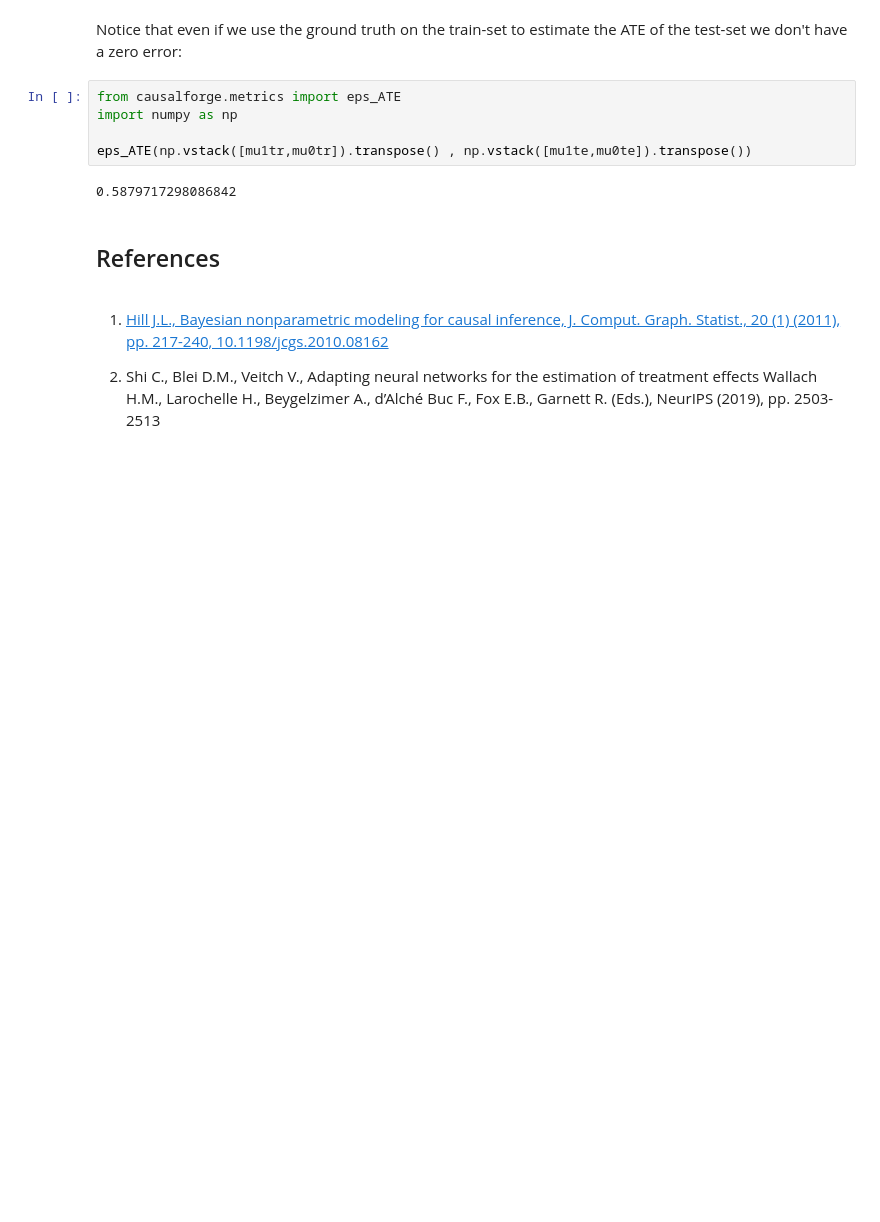
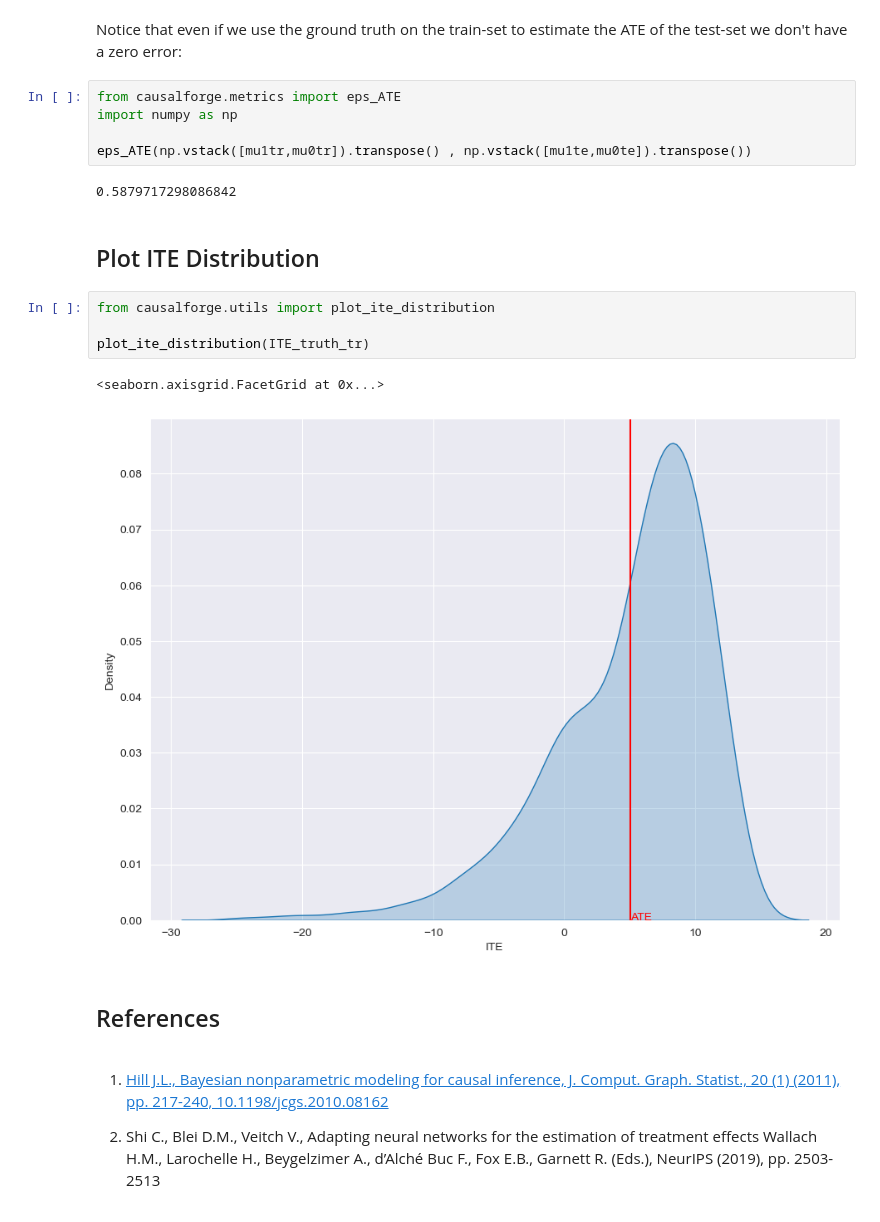
Before and after one commit to anthem-ai/causalforge, a Jupyter notebook: vignettes/Loading_Causal_RW_Benchmarking_Datasets.ipynb, the cells around one changed output. Drawn from its saved outputs; the diff is of its cells as text; blank space fills up the shorter version.

Commit message:
ite distribution

```diff
--- a/vignettes/Loading_Causal_RW_Benchmarking_Datasets.ipynb
+++ b/vignettes/Loading_Causal_RW_Benchmarking_Datasets.ipynb
@@ -109,6 +109,15 @@ import numpy as np
 eps_ATE(np.vstack([mu1tr,mu0tr]).transpose() , np.vstack([mu1te,mu0te]).transpose())
 # %% [output]
 0.5879717298086842
+# %% [markdown]
+## Plot ITE Distribution
+# %%
+from causalforge.utils import plot_ite_distribution
+
+plot_ite_distribution(ITE_truth_tr)
+# %% [output]
+<seaborn.axisgrid.FacetGrid at 0x...>
+[figure, added]
 # %% [markdown]
 ## References
 # %% [markdown]
```
Also changed, not shown: parts of 1 cell of this notebook, 4 other files.
